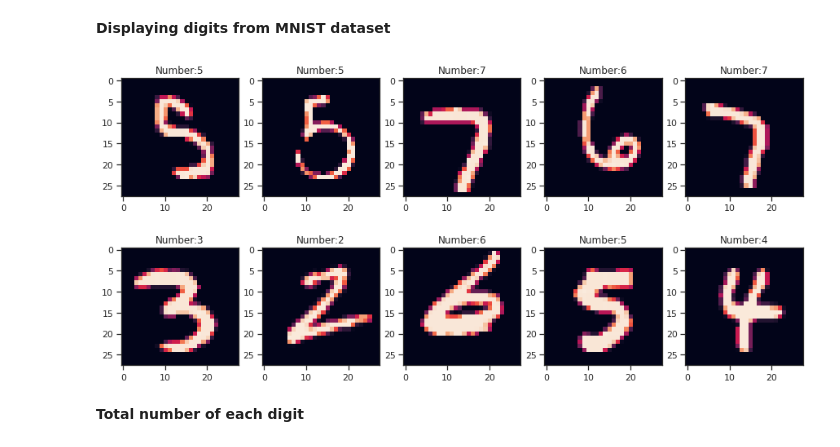
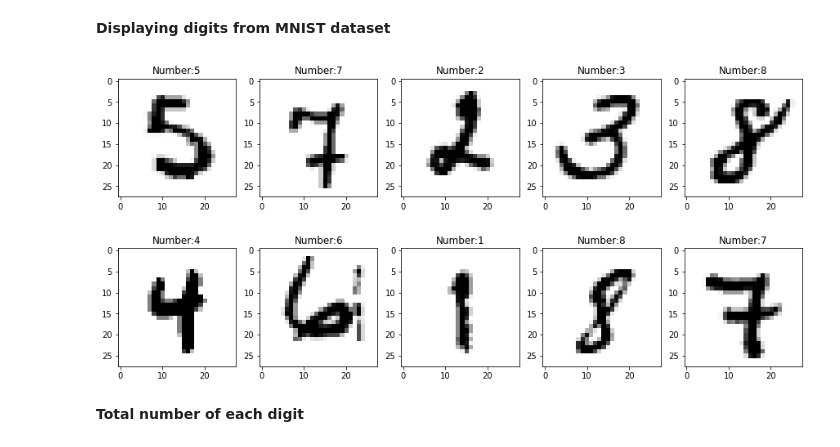
Before and after one commit to Data-Science-Community-SRM/Hand-Written-Digit-Classification-Recognition, a Jupyter notebook: P1_DSC.ipynb, the cells around one changed output. Saved outputs shown, nothing was run; the diff lists cells and outputs as text; code cells hidden in the pictures.

```diff
--- a/P1_DSC.ipynb
+++ b/P1_DSC.ipynb
@@ -35,14 +41,14 @@ label=pd.Series(y_train)
 # %%
 import random
 fig,ax=plt.subplots(2,5,figsize=(15,7))
 ax=ax.flatten()
 for i in range(10):
     z=random.randint(0,60000)
     show=X_train[z].reshape(28,28)
-    ax[i].imshow(show)
+    ax[i].imshow(show,cmap='binary')
     ax[i].set(title=f"Number:{y_train[z]}");
 # %% [output]
-[figure, old version]
+[figure, new version]
 # %% [markdown]
 **Total number of each digit**
 # %%
```
Also changed, not shown: parts of 23 cells of this notebook.
